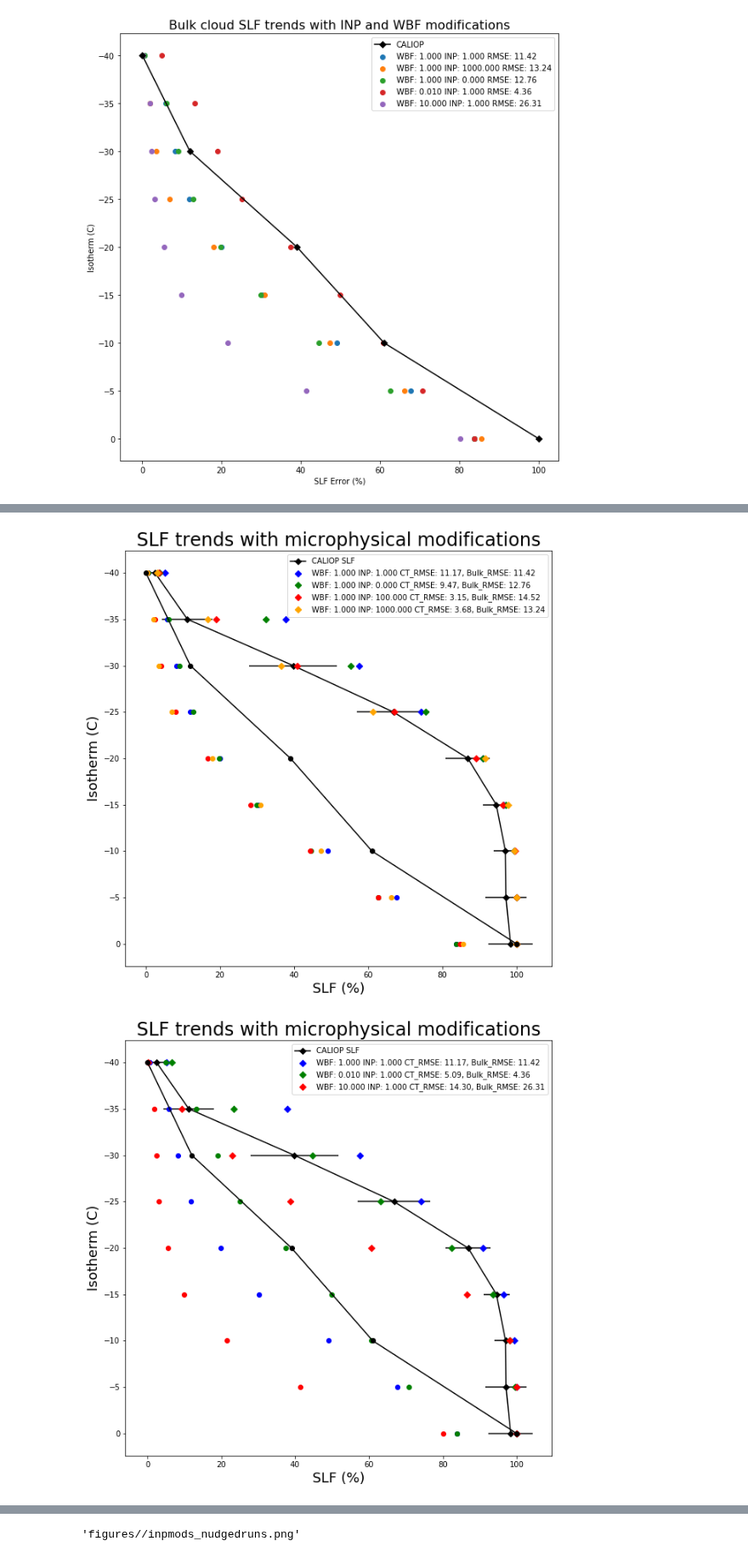
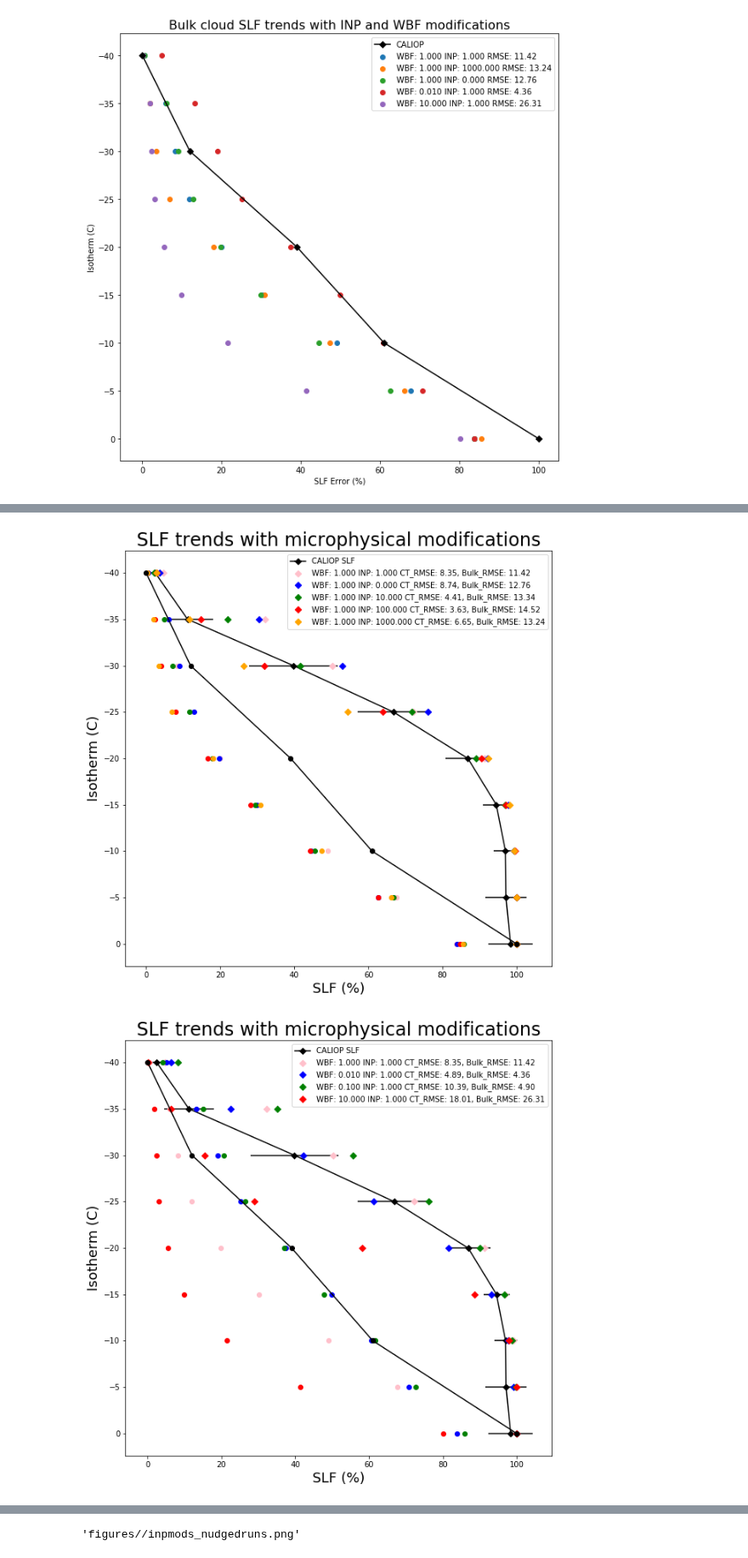
Before and after one commit to jshaw35/netcdf_analysis, a Jupyter notebook: ct_metric.ipynb, the cells around one changed output, grey strips where cells are left out. Shown at 85% size. Cells and saved outputs as stored; diff of their text form; code cells hidden in the pictures.

```diff
--- a/ct_metric.ipynb
+++ b/ct_metric.ipynb
@@ -81,15 +81,19 @@ cases = ['20200109_1541_wbf_1.0_inp_1.0',
          '20200110_142006_singleparam_nudge_wbf_1_inp_1000',
          '20200112_002538_singleparam_nudge_wbf_1_inp_0',
          '20200116_130416_nudged_wbfmods_wbf_0.01_inp_1',
+         '20200204_113441_singleparam_inpcheck_wbf_1_inp_10',
+         '20200204_120214_singleparam_wbfcheck_wbf_0.1_inp_1',
          '20200116_130416_nudged_wbfmods_wbf_10_inp_1']
 
 inp_mods_only = ['20200109_1541_wbf_1.0_inp_1.0',
                  '20200112_002538_singleparam_nudge_wbf_1_inp_0',
+                 '20200204_113441_singleparam_inpcheck_wbf_1_inp_10',
                  '20200128_142303_singleparam_frzrtvarsm15_wbf_1_inp_100',
                  '20200110_142006_singleparam_nudge_wbf_1_inp_1000']
 
 wbf_mods_only = ['20200109_1541_wbf_1.0_inp_1.0',
                  '20200116_130416_nudged_wbfmods_wbf_0.01_inp_1',
+                 '20200204_120214_singleparam_wbfcheck_wbf_0.1_inp_1',
                  '20200116_130416_nudged_wbfmods_wbf_10_inp_1']
 # %%
 wbf_only_metric = CT_SLF_Metric(case_dir)
@@ -155,16 +163,16 @@ for_battisti.clf()
 np.seterr(divide='ignore', invalid='ignore')
 inp_only = inp_only_metric.plot_isos_all()
 # %% [output]
-[figure, old version]
+[figure, new version]
 # %%
 filename = '%s/SLFcomparison_INPonly.png' % (output_dir)
 
 inp_only.savefig(filename,format = 'png', dpi = 200)
 inp_only.clf()
 # %%
-wbf_only = slf_only_metric.plot_isos_all()
+wbf_only = wbf_only_metric.plot_isos_all()
 # %% [output]
-[figure, old version]
+[figure, new version]
 # %%
 filename = '%s/SLFcomparison_WBFonly.png' % (output_dir)
 
```
Also changed, not shown: parts of 12 cells of this notebook, 9 other files.
